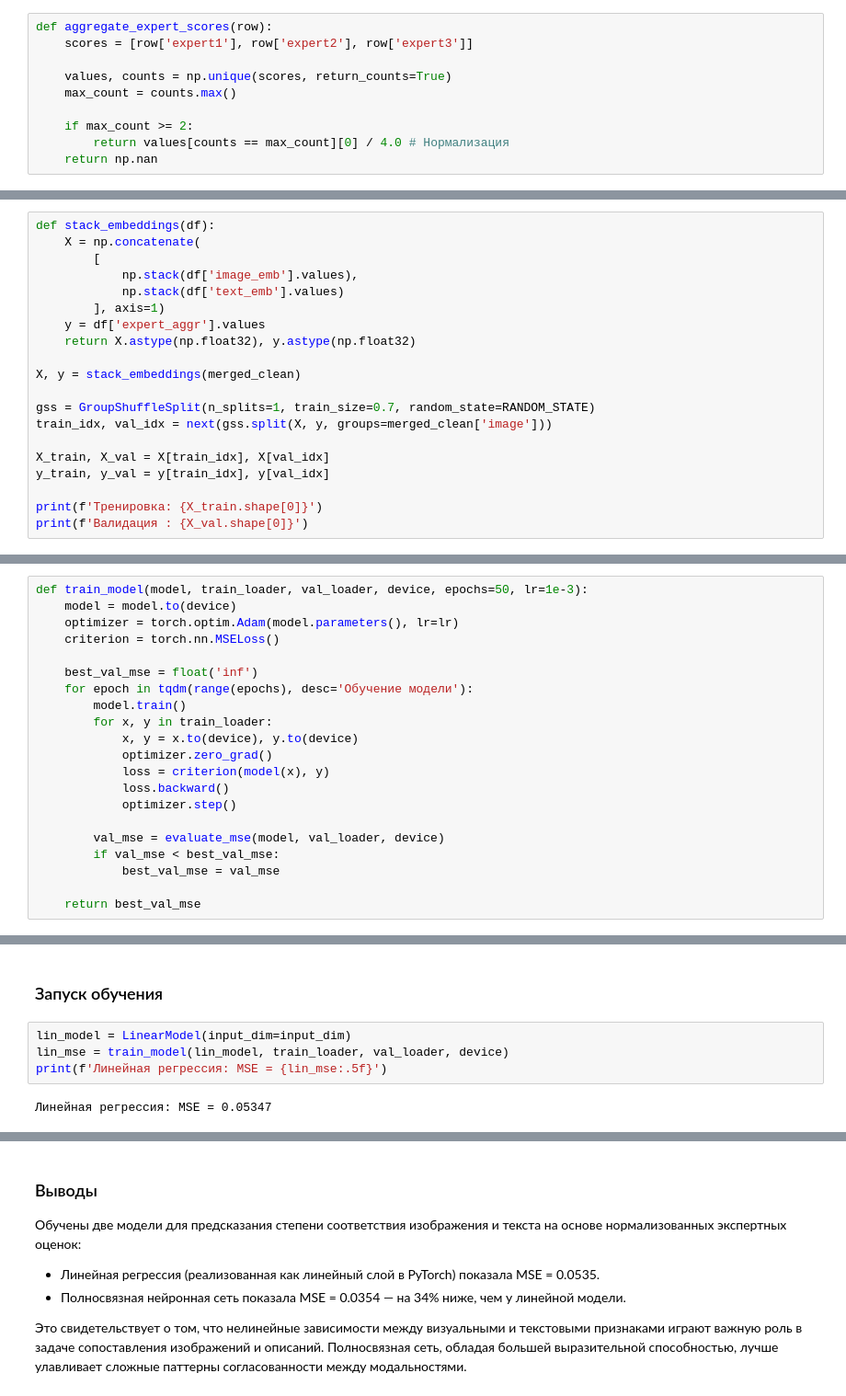
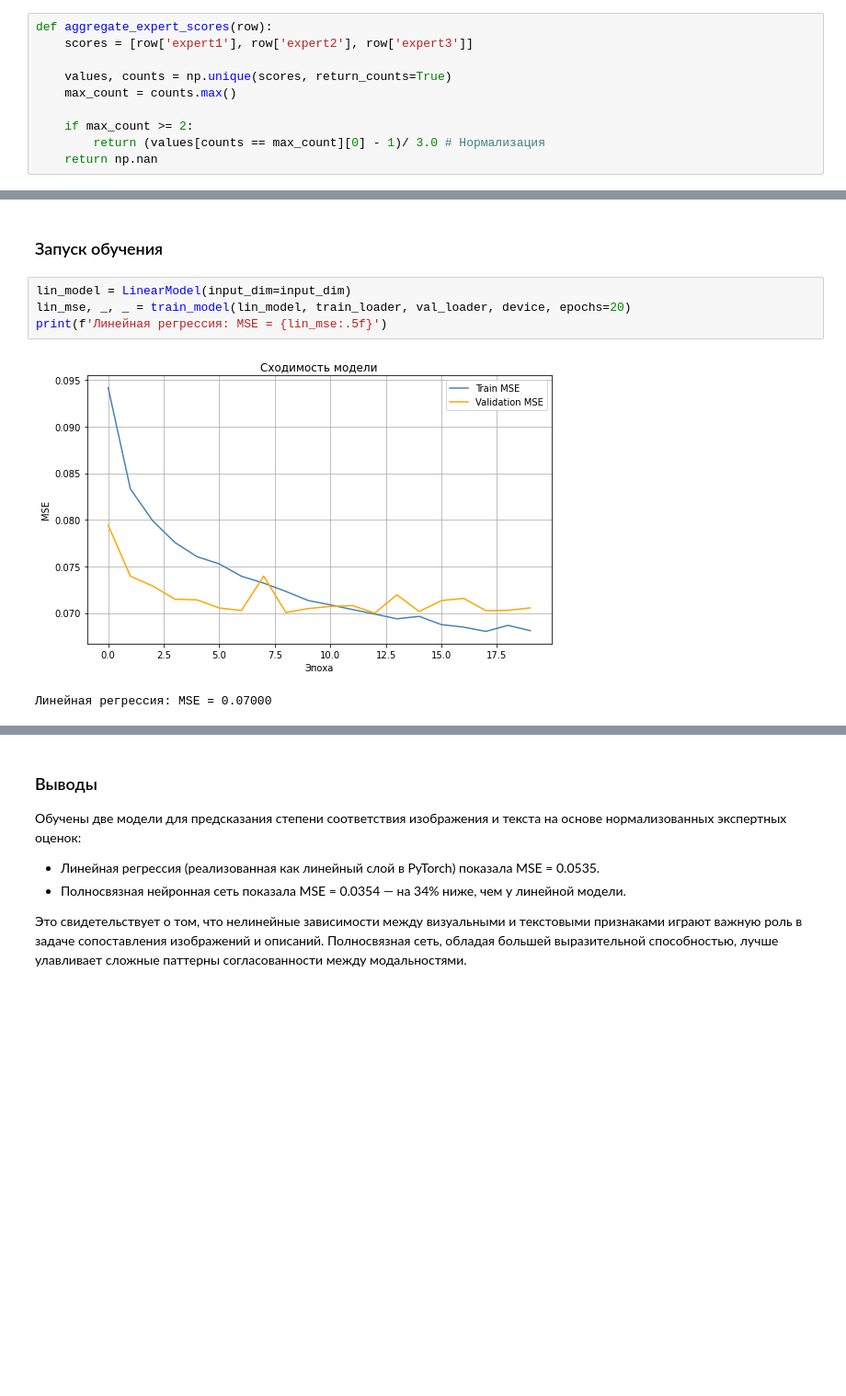
Before and after one commit to Golden-Gekko/with-sense, a Jupyter notebook: 56d9bcd0-dd00-4ce4-bfc1-37130333fd65.ipynb, the cells around one changed output, grey strips where cells are left out. Shown at 92% size. Drawn from its saved outputs; the diff is of its cells as text; blank space fills up the shorter version.

```diff
--- a/56d9bcd0-dd00-4ce4-bfc1-37130333fd65.ipynb
+++ b/56d9bcd0-dd00-4ce4-bfc1-37130333fd65.ipynb
@@ -257,5 +348,5 @@ def aggregate_expert_scores(row):
     max_count = counts.max()
 
     if max_count >= 2:
-        return values[counts == max_count][0] / 4.0 # Нормализация
+        return (values[counts == max_count][0] - 1)/ 3.0 # Нормализация
     return np.nan
@@ -578,23 +744,3 @@ train_df, test_df = df.loc[train_indices], df.loc[test_indices]
 Какую модель использовать — выберите самостоятельно. Также вам предстоит выбрать метрику качества либо реализовать свою.
 # %% [markdown]
 ### Подготовка датасета
-# %%
-def stack_embeddings(df):
-    X = np.concatenate(
-        [
-            np.stack(df['image_emb'].values),
-            np.stack(df['text_emb'].values)
-        ], axis=1)
-    y = df['expert_aggr'].values
-    return X.astype(np.float32), y.astype(np.float32)
-
-X, y = stack_embeddings(merged_clean)
-
-gss = GroupShuffleSplit(n_splits=1, train_size=0.7, random_state=RANDOM_STATE)
-train_idx, val_idx = next(gss.split(X, y, groups=merged_clean['image']))
-
-X_train, X_val = X[train_idx], X[val_idx]
-y_train, y_val = y[train_idx], y[val_idx]
-
-print(f'Тренировка: {X_train.shape[0]}')
-print(f'Валидация : {X_val.shape[0]}')
@@ -667,23 +884,2 @@ def evaluate_mse(model, loader, device):
 # %% [markdown]
 ### Функция обучения
-# %%
-def train_model(model, train_loader, val_loader, device, epochs=50, lr=1e-3):
-    model = model.to(device)
-    optimizer = torch.optim.Adam(model.parameters(), lr=lr)
-    criterion = torch.nn.MSELoss()
-
-    best_val_mse = float('inf')
-    for epoch in tqdm(range(epochs), desc='Обучение модели'):
-        model.train()
-        for x, y in train_loader:
-            x, y = x.to(device), y.to(device)
-            optimizer.zero_grad()
-            loss = criterion(model(x), y)
-            loss.backward()
-            optimizer.step()
-
-        val_mse = evaluate_mse(model, val_loader, device)
-        if val_mse < best_val_mse:
-            best_val_mse = val_mse
-
-    return best_val_mse
@@ -691,8 +961,9 @@ def train_model(model, train_loader, val_loader, device, epochs=50, lr=1e-3):
 ### Запуск обучения
 # %%
 lin_model = LinearModel(input_dim=input_dim)
-lin_mse = train_model(lin_model, train_loader, val_loader, device)
+lin_mse, _, _ = train_model(lin_model, train_loader, val_loader, device, epochs=20)
 print(f'Линейная регрессия: MSE = {lin_mse:.5f}')
 # %% [output]
+[figure, added]
-Линейная регрессия: MSE = 0.05347
+Линейная регрессия: MSE = 0.07000
 # %%
```
Also changed, not shown: parts of 58 cells of this notebook.
